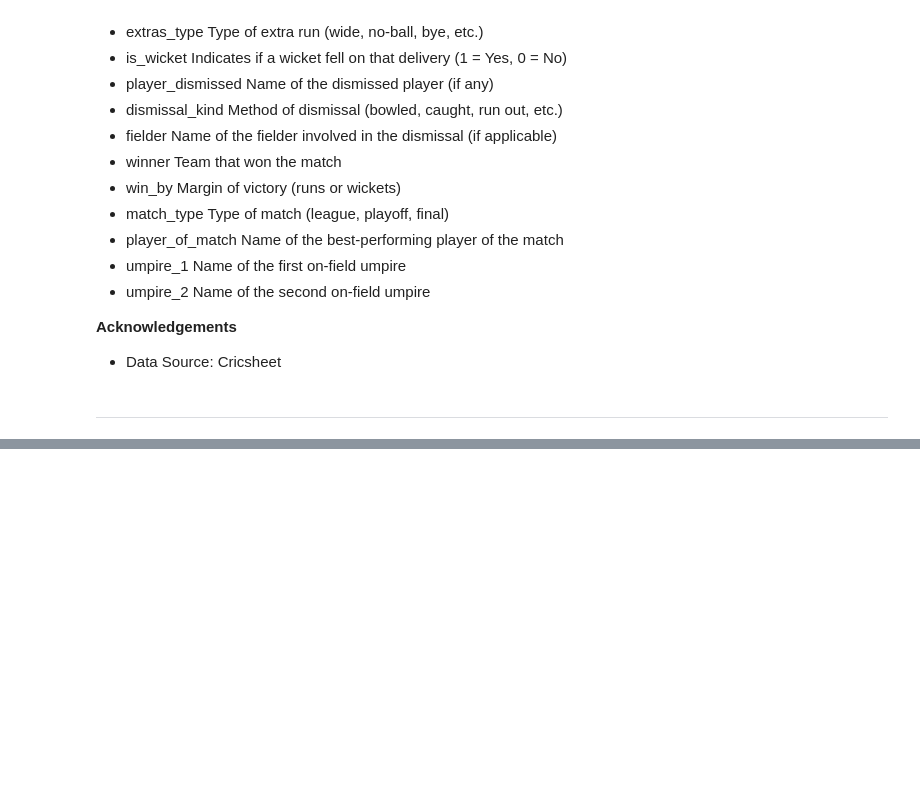
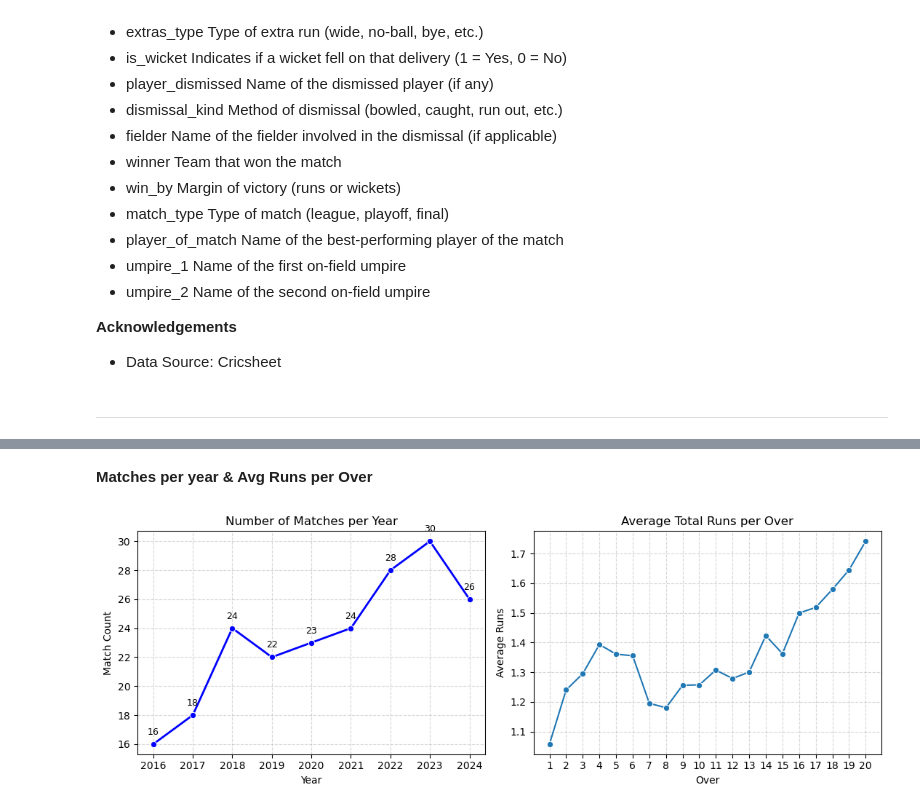
Before and after one commit to danisharain12/Machine-Learning-Projects, a Jupyter notebook: PSL 2025 Winner Prediction/PSL_2025_Winner_Prediction.ipynb, the cells around one changed output, grey strips where cells are left out. Drawn from its saved outputs; the diff is of its cells as text; code cells hidden in the pictures; blank space fills up the shorter version.

```diff
--- a/PSL 2025 Winner Prediction/PSL_2025_Winner_Prediction.ipynb
+++ b/PSL 2025 Winner Prediction/PSL_2025_Winner_Prediction.ipynb
@@ -118,0 +387,33 @@ Aggregate 2024 season + squad stats → make a probabilistic prediction of who i
+# %%
+df['year'] = df['date'].dt.year
+df['month'] = df['date'].dt.strftime('%b')
+# %% [markdown]
+**Matches per year & Avg Runs per Over**
+# %%
+matches_per_year = df.groupby('year')['date'].nunique().reset_index(name='matches')
+avg_runs_per_over = df.groupby('over')['total_runs'].mean().reset_index()
+
+fig, axes = plt.subplots(1, 2, figsize=(11, 4))
+
+sns.lineplot(x='year', y='matches', data=matches_per_year, marker='o', linewidth=2, color='blue', ax=axes[0])
+axes[0].set_title('Number of Matches per Year')
+axes[0].set_xlabel('Year')
+axes[0].set_ylabel('Match Count')
+axes[0].grid(True, linestyle='--', alpha=0.5)
+
+for i in range(len(matches_per_year)):
+    year = matches_per_year.loc[i, 'year']
+    count = matches_per_year.loc[i, 'matches']
+    axes[0].text(year, count + 0.5, str(count), ha='center', va='bottom', fontsize=9)
+
+sns.lineplot(data=avg_runs_per_over, x='over', y='total_runs', marker='o', ax=axes[1])
+axes[1].set_title('Average Total Runs per Over')
+axes[1].set_xlabel('Over')
+axes[1].set_ylabel('Average Runs')
+axes[1].set_xticks(range(1, 21))
+axes[1].grid(True, linestyle='--', alpha=0.5)
+
+plt.tight_layout()
+plt.show()
+# %% [output]
+[figure, added]
```
Also changed, not shown: parts of 61 cells of this notebook.
